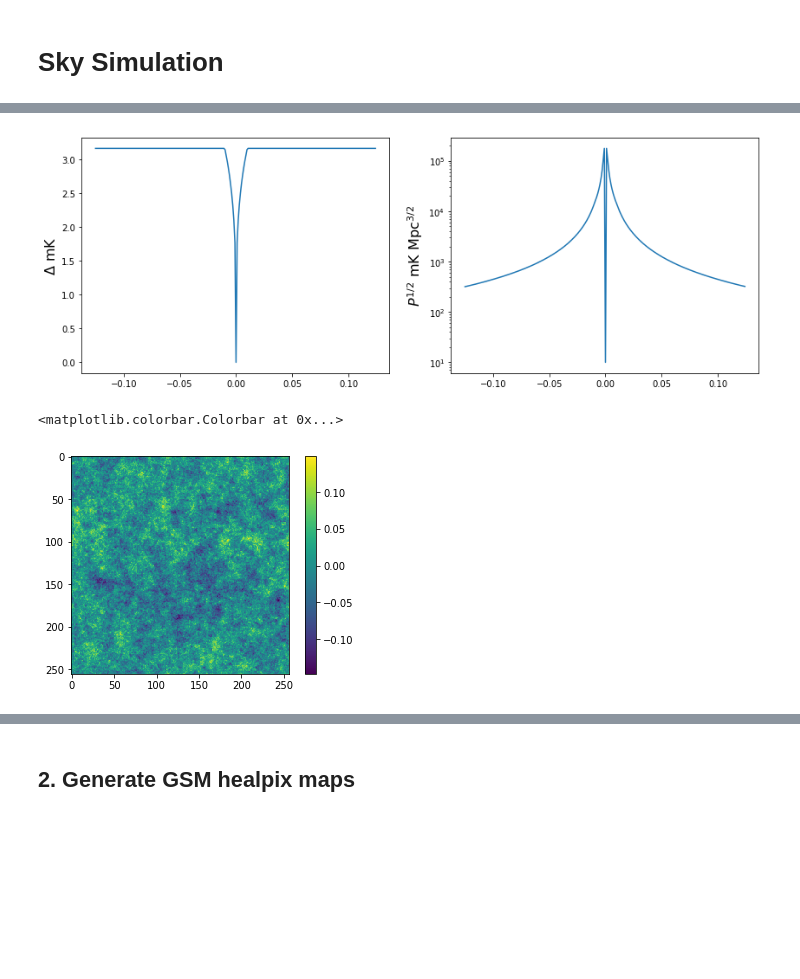
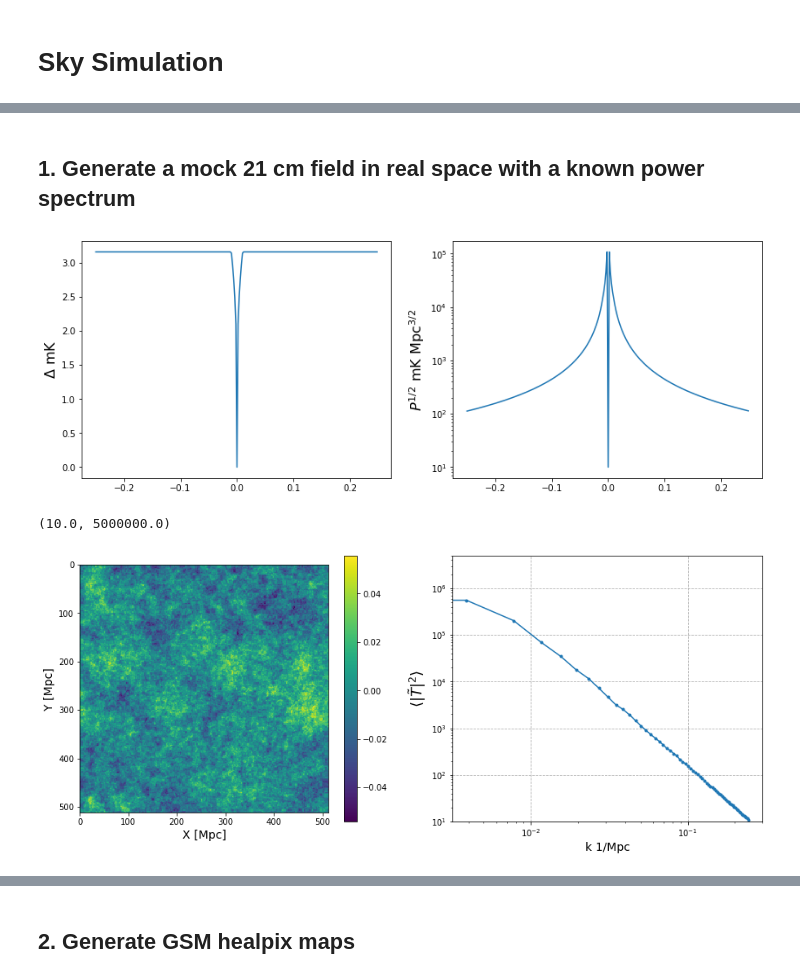
Before and after one commit to nkern/gpr_errs_21cm, a Jupyter notebook: notebooks/visibility_simulation.ipynb, the cells around one changed output, grey strips where cells are left out. Saved outputs shown, nothing was run; the diff lists cells and outputs as text; code cells hidden in the pictures; blank space fills up the shorter version.

```diff
--- a/notebooks/visibility_simulation.ipynb
+++ b/notebooks/visibility_simulation.ipynb
@@ -33,10 +31,12 @@ Additionally, the next major release will involve modifications to the package's
 # %%
 # initialize cosmology
 C = hp.conversions.Cosmo_Conversions()
+# %% [markdown]
+## 1. Generate a mock 21 cm field in real space with a known power spectrum
 # %%
 # setup box
 Npix = 256
-dx = 4.0  # Mpc
+dx = 2.0  # Mpc
 # %%
 # define power spectra
 k = np.fft.fftshift(np.fft.fftfreq(Npix, d=dx))
@@ -45,6 +45,8 @@ kmag = np.sqrt(kx**2 + ky**2 + kz**2)
 Dk = np.sqrt(kmag).clip(1e-10, 1e0).astype(np.complex) * 1e8
 Dk[Dk>10e6] = 10e6
 #Dk = (kmag ** 3 * 1e8).astype(np.complex).clip(1e-4)
+
+# give it some random phase XXX todo: make these binary 0 or pi
 p = np.exp(1j*stats.uniform.rvs(0, 2*np.pi, Npix**3)).reshape(Npix, Npix, Npix)
 Dk *= p
 Pk = Dk / (kmag**3 / (2*np.pi**2)).clip(1e-10,)
@@ -58,7 +60,7 @@ ax.plot(k, np.sqrt(np.abs(Pk[128, 128])) / 1e3)
 ax.set_ylabel(r'$P^{1/2}$ mK Mpc$^{3/2}$', fontsize=16)
 ax.set_yscale('log')
 # %% [output]
-[figure, old version]
+[figure, new version]
 # %%
 # generate cube
 sim = np.real(np.fft.fftshift(np.fft.ifftn(np.fft.fftshift(Pk / np.sqrt(np.abs(Pk))), norm='ortho'))) / Npix**3
@@ -65,7 +71,33 @@ sim = np.real(np.fft.fftshift(np.fft.ifftn(np.fft.fftshift(Pk / np.sqrt(np.abs(P
-# %%
-# plot
-plt.imshow(sim[:, :, 128])
-plt.colorbar()
-# %% [output]
-<matplotlib.colorbar.Colorbar at 0x...>
-[figure, removed]
+# %%
+# plot
+fig, axes = plt.subplots(1, 2, figsize=(15, 6))
+
+# plot field
+ax = axes[0]
+cax = ax.imshow(sim[0, :, :, 64], extent=[0, dx*Npix, dx*Npix, 0])
+ax.set_xlabel('X [Mpc]', fontsize=14); ax.set_ylabel('Y [Mpc]', fontsize=14)
+cbar = fig.colorbar(cax, ax=ax)
+
+# plot pspec
+ax = axes[1]
+w = uvt.dspec.gen_window('blackman', Npix)
+w = w[None, None, :] * w[:, None, None] * w[None, :, None]
+simfft = np.fft.fftshift(np.fft.fftn(sim[0] * w))
+simpspec = np.real(simfft * simfft.conj()).ravel()
+k = np.fft.fftshift(np.fft.fftfreq(Npix, d=dx))
+kx,ky,kz = np.meshgrid(k, k, k)
+kmag = np.sqrt(kx**2 + ky**2 + kz**2).ravel()
+Nbins = 64
+kbins = np.linspace(0, k.max(), Nbins, endpoint=False)
+dk = np.diff(kbins)[0]
+pspec = np.array([np.mean(simpspec[(kmag > kbins[i]) & (kmag <= kbins[i]+dk)]) for i in range(Nbins)])
+ax.plot(kbins, pspec, marker='.')
+ax.set_xlabel('k 1/Mpc', fontsize=14)
+ax.set_ylabel(r'$\langle |\tilde{T}|^2\rangle$', fontsize=18)
+ax.grid(ls='--')
+ax.set_xscale('log')
+ax.set_yscale('log')
+ax.set_ylim(1e1, 5e6)
+# %% [output]
+(10.0, 5000000.0)
+[figure, added]
```
Also changed, not shown: parts of 60 cells of this notebook, 7 other files.
